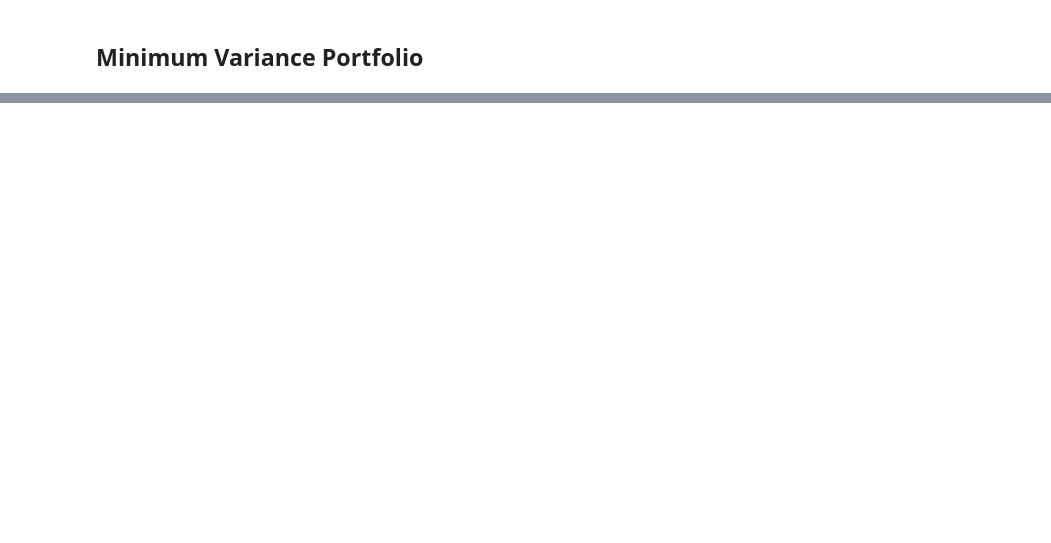
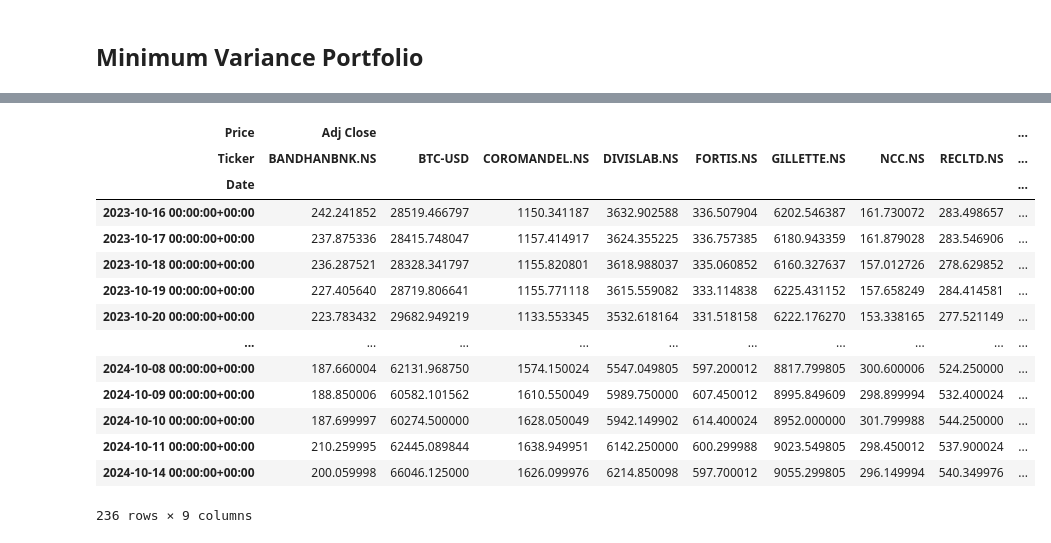
Before and after one commit to Rishi-Bharadwaj/Applied-AI-in-Finance, a Jupyter notebook: Sapm/first.ipynb, the cells around one changed output, grey strips where cells are left out. Saved outputs shown, nothing was run; the diff lists cells and outputs as text; code cells hidden in the pictures; blank space fills up the shorter version.

```diff
--- a/Sapm/first.ipynb
+++ b/Sapm/first.ipynb
@@ -173,0 +249,28 @@ min_variance
+# %%
+df=data[[('Adj Close', 'BANDHANBNK.NS'),
+            ('Adj Close',       'BTC-USD'),
+            ('Adj Close', 'COROMANDEL.NS'),
+            ('Adj Close',   'DIVISLAB.NS'),
+            ('Adj Close',     'FORTIS.NS'),
+            ('Adj Close',   'GILLETTE.NS'),
+            ('Adj Close',        'NCC.NS'),
+            ('Adj Close',     'RECLTD.NS'),
+            ('Adj Close',           'SPY'),]]
+df.dropna(inplace=True)
+df
+# %% [output]
+| Price | Adj Close |  |  |  |  |  |  |  | ... |
+| Ticker | BANDHANBNK.NS | BTC-USD | COROMANDEL.NS | DIVISLAB.NS | FORTIS.NS | GILLETTE.NS | NCC.NS | RECLTD.NS | ... |
+| Date |  |  |  |  |  |  |  |  | ... |
+| 2023-10-16 00:00:00+00:00 | 242.241852 | 28519.466797 | 1150.341187 | 3632.902588 | 336.507904 | 6202.546387 | 161.730072 | 283.498657 | ... |
+| 2023-10-17 00:00:00+00:00 | 237.875336 | 28415.748047 | 1157.414917 | 3624.355225 | 336.757385 | 6180.943359 | 161.879028 | 283.546906 | ... |
+| 2023-10-18 00:00:00+00:00 | 236.287521 | 28328.341797 | 1155.820801 | 3618.988037 | 335.060852 | 6160.327637 | 157.012726 | 278.629852 | ... |
+| 2023-10-19 00:00:00+00:00 | 227.405640 | 28719.806641 | 1155.771118 | 3615.559082 | 333.114838 | 6225.431152 | 157.658249 | 284.414581 | ... |
+| 2023-10-20 00:00:00+00:00 | 223.783432 | 29682.949219 | 1133.553345 | 3532.618164 | 331.518158 | 6222.176270 | 153.338165 | 277.521149 | ... |
+| ... | ... | ... | ... | ... | ... | ... | ... | ... | ... |
+| 2024-10-08 00:00:00+00:00 | 187.660004 | 62131.968750 | 1574.150024 | 5547.049805 | 597.200012 | 8817.799805 | 300.600006 | 524.250000 | ... |
+| 2024-10-09 00:00:00+00:00 | 188.850006 | 60582.101562 | 1610.550049 | 5989.750000 | 607.450012 | 8995.849609 | 298.899994 | 532.400024 | ... |
+| 2024-10-10 00:00:00+00:00 | 187.699997 | 60274.500000 | 1628.050049 | 5942.149902 | 614.400024 | 8952.000000 | 301.799988 | 544.250000 | ... |
+| 2024-10-11 00:00:00+00:00 | 210.259995 | 62445.089844 | 1638.949951 | 6142.250000 | 600.299988 | 9023.549805 | 298.450012 | 537.900024 | ... |
+| 2024-10-14 00:00:00+00:00 | 200.059998 | 66046.125000 | 1626.099976 | 6214.850098 | 597.700012 | 9055.299805 | 296.149994 | 540.349976 | ... |
+236 rows × 9 columns
```
Also changed, not shown: parts of 31 cells of this notebook.
